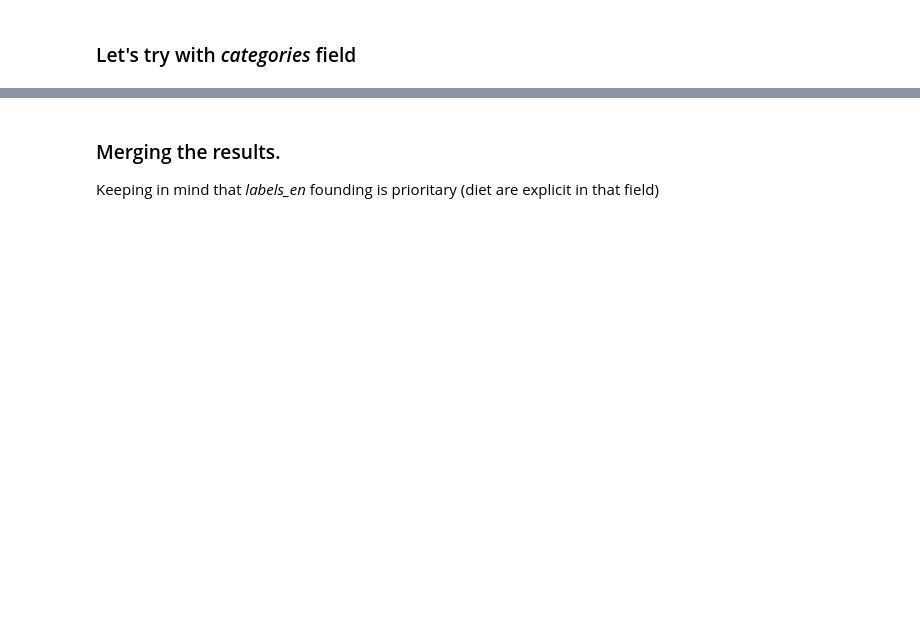
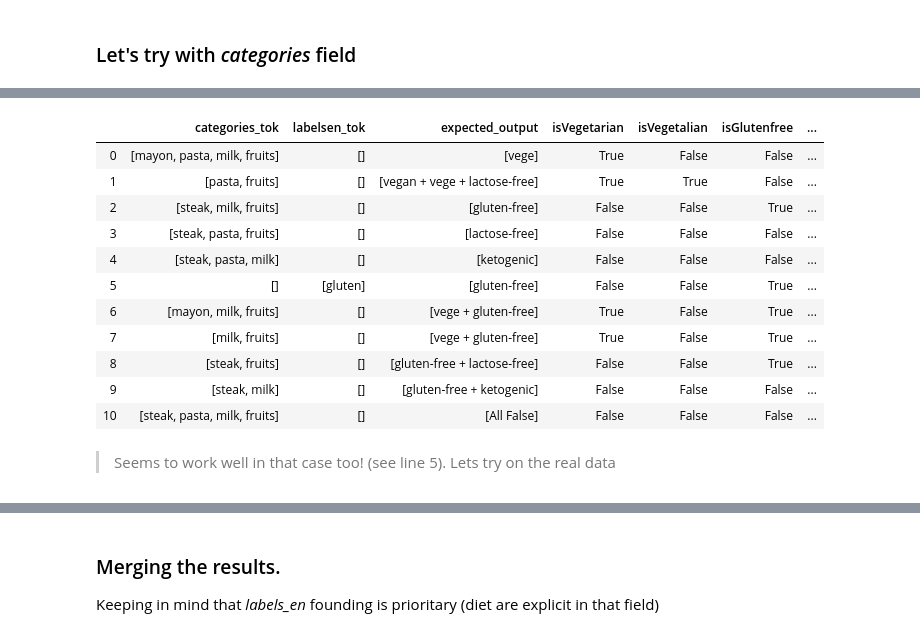
Before and after one commit to romi514/ProjectADA, a Jupyter notebook: project_tagADA.ipynb, the cells around one changed output, grey strips where cells are left out. Drawn from its saved outputs; the diff is of its cells as text; code cells hidden in the pictures; blank space fills up the shorter version.

```diff
--- a/project_tagADA.ipynb
+++ b/project_tagADA.ipynb
@@ -1178,16 +1202,19 @@ labelsen_Ketogenic_YESlist = []
 labelsen_Lactosefree_YESlist = ['lactose']
 
 #Glutenfree = regime(2)
-labelsen_Glutenfree_YESlist = ['gluten']
-
+labelsen_Glutenfree_YESlistgap = ['gluten-free']
+labelsen_Glutenfree_YESlist  = ['gluten']
 #Vegan_NOlist = regimes(1)
-labelsen_Vegan_YESlist = ['vegan']
+labelsen_Vegetalian_YESlist = ['vegan']
 
 #Vegetarian_NOlist = regimes(0)
 labelsen_Vegetarian_YESlist = ['vegetarian']
 
-labelsen_YESlists = [labelsen_Vegetarian_YESlist, labelsen_Vegan_YESlist, labelsen_Glutenfree_YESlist, \
+labelsen_YESlistsgap = [labelsen_Vegetarian_YESlist, labelsen_Vegetalian_YESlist, labelsen_Glutenfree_YESlistgap, \
                     labelsen_Lactosefree_YESlist, labelsen_Ketogenic_YESlist, labelsen_Organic_YESlist]
+
+labelsen_YESlists = [labelsen_Vegetarian_YESlist, labelsen_Vegetalian_YESlist, labelsen_Glutenfree_YESlist, \
+                    labelsen_Lactosefree_YESlist, labelsen_Ketogenic_YESlist, labelsen_Organic_YESlist]
 # %% [markdown]
 ## Diet series creation
 
@@ -1365,0 +1331,30 @@ data_wdiet_categories[data_wdiet_labelsen["categories_tok"].notnull()].head(50)
+# %%
+test_df = pd.DataFrame()
+test_serie2 = pd.Series([[''], \
+                         [''], \
+                         [''], \
+                         [''], \
+                         [''], \
+                         ['gluten'], \
+                         [''], \
+                         [''], \
+                         [''], \
+                         [''], \
+                         ['']])
+test_serie = pd.Series([[str('mayon'), str('pasta'), str('milk'), str('fruits')], \
+                        [str('pasta'), str('fruits')], \
+                        [str('steak'), str('milk'), str('fruits')], \
+                        [str('steak'), str('pasta'), str('fruits')],\
+                        [str('steak'), str('pasta'), str('milk')], \
+                        [str('')], \
+                        [str('mayon'), str('milk'), str('fruits')], \
+                        [str('milk'), str('fruits')], \
+                        [str('steak'), str('fruits')], \
+                        [str('steak'), str('milk')], \
+                        [str('steak'), str('pasta'), str('milk'), str('fruits')]])
+test_serie1 = pd.Series([['vege'], ['vegan + vege + lactose-free'], ['gluten-free'],['lactose-free'], ['ketogenic'], ['gluten-free'], ['vege + gluten-free'], \
+                         ['vege + gluten-free'], ['gluten-free + lactose-free'], ['gluten-free + ketogenic'], ['All False']])
+test_df["categories_tok"] = test_serie
+test_df["labelsen_tok"] = test_serie2
+test_df["expected_output"] = test_serie1
+test_df
@@ -1365,0 +1374,19 @@ data_wdiet_categories[data_wdiet_labelsen["categories_tok"].notnull()].head(50)
+# %%
+test_df = isDiet(test_df, "categories_tok", regimes[:5], YES_List = categories_YESlists[:5], NO_List = categories_NOlists[:5])
+test_df = isDiet(test_df, "labelsen_tok", regimes[:5], YES_List = labelsen_YESlists[:5])
+test_df
+# %% [output]
+|  | categories_tok | labelsen_tok | expected_output | isVegetarian | isVegetalian | isGlutenfree | ... |
+| 0 | [mayon, pasta, milk, fruits] | [] | [vege] | True | False | False | ... |
+| 1 | [pasta, fruits] | [] | [vegan + vege + lactose-free] | True | True | False | ... |
+| 2 | [steak, milk, fruits] | [] | [gluten-free] | False | False | True | ... |
+| 3 | [steak, pasta, fruits] | [] | [lactose-free] | False | False | False | ... |
+| 4 | [steak, pasta, milk] | [] | [ketogenic] | False | False | False | ... |
+| 5 | [] | [gluten] | [gluten-free] | False | False | True | ... |
+| 6 | [mayon, milk, fruits] | [] | [vege + gluten-free] | True | False | True | ... |
+| 7 | [milk, fruits] | [] | [vege + gluten-free] | True | False | True | ... |
+| 8 | [steak, fruits] | [] | [gluten-free + lactose-free] | False | False | True | ... |
+| 9 | [steak, milk] | [] | [gluten-free + ketogenic] | False | False | False | ... |
+| 10 | [steak, pasta, milk, fruits] | [] | [All False] | False | False | False | ... |
+# %% [markdown]
+>Seems to work well in that case too! (see line 5). Lets try on the real data
```
Also changed, not shown: parts of 27 cells of this notebook, 4 other files.
